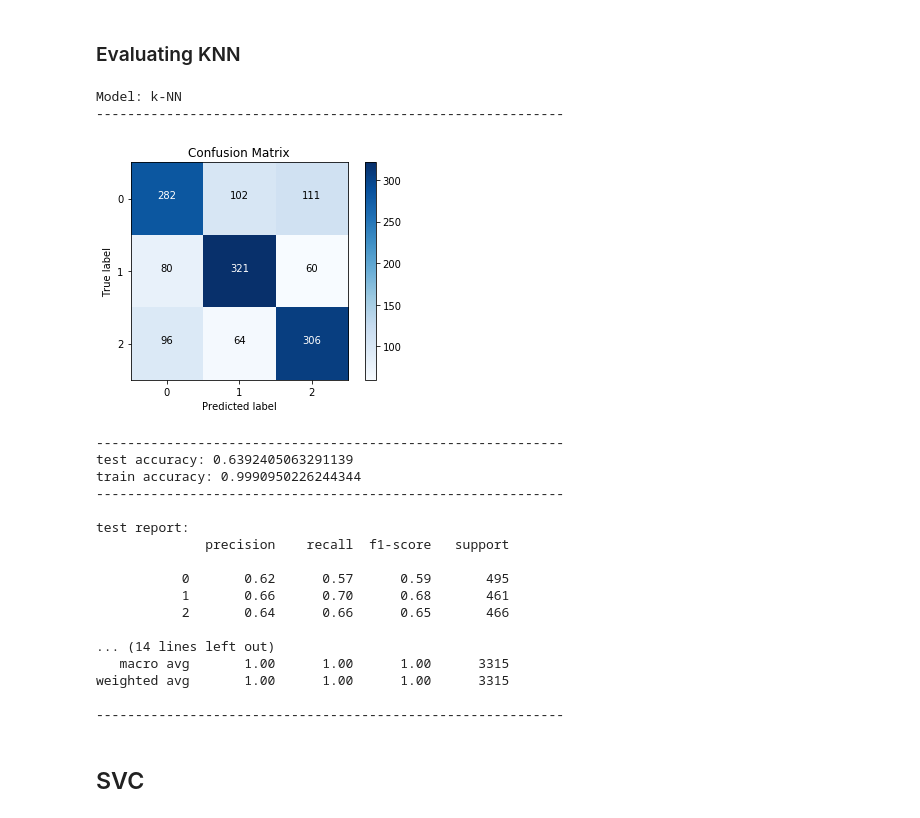
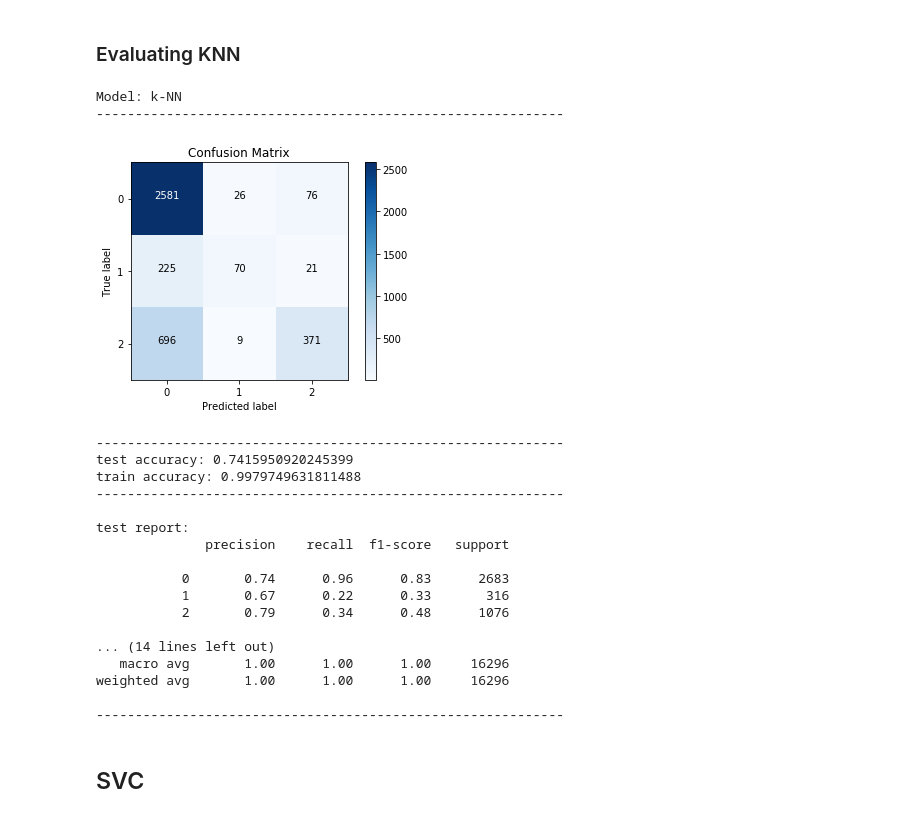
Before and after one commit to jneums/tanzania, a Jupyter notebook: notebooks/model.ipynb, the cells around one changed output. Cells and saved outputs as stored; diff of their text form; code cells hidden in the pictures.

```diff
--- a/notebooks/model.ipynb
+++ b/notebooks/model.ipynb
@@ -171,7 +168,7 @@ def metrics(model_name, y_train, y_test, y_train_pred, y_test_pred):
 # %%
 # full dataset
 clean_df = pd.read_csv('../data/clean/tanzania.csv', index_col=0)
-clean_df = clean_df.drop(['latitude', 'longitude'], axis=1)
+clean_df = clean_df
 
 y = clean_df[clean_df['target'] != -1]['target']
 X = clean_df[clean_df['target'] != -1].drop(['target'], axis=1)
@@ -190,4 +187,4 @@ X_contest.sample(3)
 3 rows × 40 columns
 # %%
 # split full data
-X_total_train, X_total_test, y_total_train, y_total_test = train_test_split(X, y, test_size=.3, random_state=42)
+X_total_train, X_total_test, y_total_train, y_total_test = train_test_split(X, y, test_size=.2, random_state=42, stratify=y)
@@ -341,7 +328,7 @@ It is a Simple algorithm — to explain and understand/interpret. It is versatil
 knn_params = {
 #     'pca__n_components': range(80, 120, 20),
     # amount of neighbors
-    'model__n_neighbors': [1],
+    'model__n_neighbors': [500],
     # leaf size
     'model__leaf_size': [1],
     'model__weights': ['distance'],
@@ -352,8 +339,8 @@ knn_params = {
 # %%
 from sklearn.neighbors import KNeighborsClassifier
 knn = { 'model': KNeighborsClassifier(), 'params': knn_params }
-
-knn_test_preds, knn_train_preds = fit_predict(knn, X_train, X_test, y_train, y_test)
+feature_names = numerical_cols + categorical_cols
+knn_test_preds, knn_train_preds, knn_pipeline = fit_predict(knn, X_total_train, X_total_test, y_total_train, y_total_test)
 # %% [output]
 Fitting 3 folds for each of 1 candidates, totalling 3 fits
 [Parallel(n_jobs=-1)]: Using backend LokyBackend with 4 concurrent workers.
@@ -363,26 +350,26 @@ Best parameter (CV score=0.610):
 # %% [markdown]
 ### Evaluating KNN
 # %%
-metrics('k-NN', y_train, y_test, knn_train_preds, knn_test_preds)
+metrics('k-NN', y_total_train, y_total_test, knn_train_preds, knn_test_preds)
 # %% [output]
 Model: k-NN
 ------------------------------------------------------------
-[figure, old version]
+[figure, new version]
 ------------------------------------------------------------
-test accuracy: 0.6392405063291139
-train accuracy: 0.9990950226244344
+test accuracy: 0.7415950920245399
+train accuracy: 0.9979749631811488
 ------------------------------------------------------------
 
 test report:
               precision    recall  f1-score   support
 
-           0       0.62      0.57      0.59       495
-           1       0.66      0.70      0.68       461
-           2       0.64      0.66      0.65       466
+           0       0.74      0.96      0.83      2683
+           1       0.67      0.22      0.33       316
+           2       0.79      0.34      0.48      1076
 
 ... (14 lines left out)
-   macro avg       1.00      1.00      1.00      3315
-weighted avg       1.00      1.00      1.00      3315
+   macro avg       1.00      1.00      1.00     16296
+weighted avg       1.00      1.00      1.00     16296
 
 ------------------------------------------------------------
 # %% [markdown]
```
Also changed, not shown: parts of 25 cells of this notebook, 4 other files.
